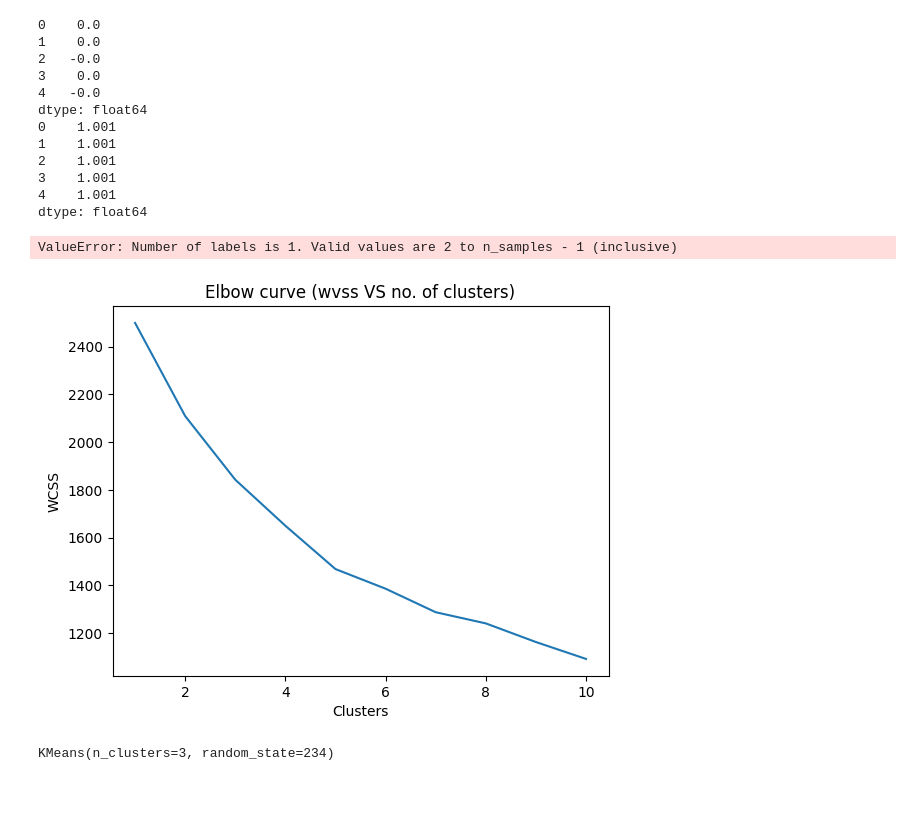
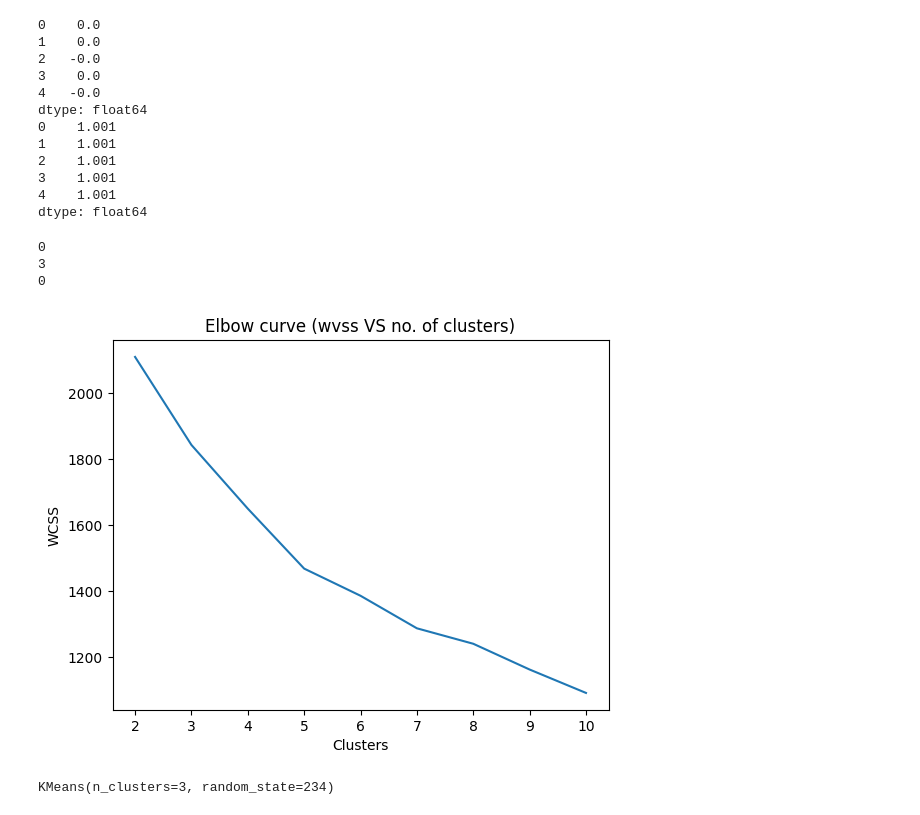
Before and after one commit to sai-DS-2026/Machine-Learning-Practice, a Jupyter notebook: Clustering/K-Means.ipynb, the cells around one changed output. Cells and saved outputs as stored; diff of their text form; code cells hidden in the pictures.

Commit message:
added calculating clusters using calnski harabasz score method

```diff
--- a/Clustering/K-Means.ipynb
+++ b/Clustering/K-Means.ipynb
@@ -119,24 +119,31 @@ dtype: float64
 # %%
 #for fiding optimal number of clusters
 wcss = []
-for i in range(1,11):
+sihouette_scores = []
+calinski_harabasz_scores = []
+for i in range(2,11):
     k_means_test = KMeans(n_clusters=i,random_state=234)
-    k_means_test.fit(X_scaled)
+    cluster_labels = k_means_test.fit_predict(X_scaled)
     wcss.append(k_means_test.inertia_)
-    print("cluster:",i,"silhouette_score:",silhouette_score(X_scaled,k_means_test.predict(X_scaled)))
+    sihouette_scores.append(silhouette_score(X_scaled,cluster_labels))
+    calinski_harabasz_scores.append(calinski_harabasz_score(X_scaled,cluster_labels))
 
-print(wcss)
+print(wcss.index(max(wcss)))
+print(sihouette_scores.index(max(sihouette_scores)))
+print(calinski_harabasz_scores.index(max(calinski_harabasz_scores)))
 # %% [output]
-ValueError: Number of labels is 1. Valid values are 2 to n_samples - 1 (inclusive)
+0
+3
+0
 # %%
 #Elbow curve
-plt.plot(range(1,11),wcss)
+plt.plot(range(2,11),wcss)
 plt.title(label='Elbow curve (wvss VS no. of clusters)')
 plt.xlabel('Clusters')
 plt.ylabel('WCSS')
 plt.show()
 # %% [output]
-[figure, old version]
+[figure, new version]
 # %%
 k_means = KMeans(n_clusters=3,random_state=234)
 k_means.fit(X_scaled)
```
Also changed, not shown: parts of 1 cell of this notebook, 1 other file.
